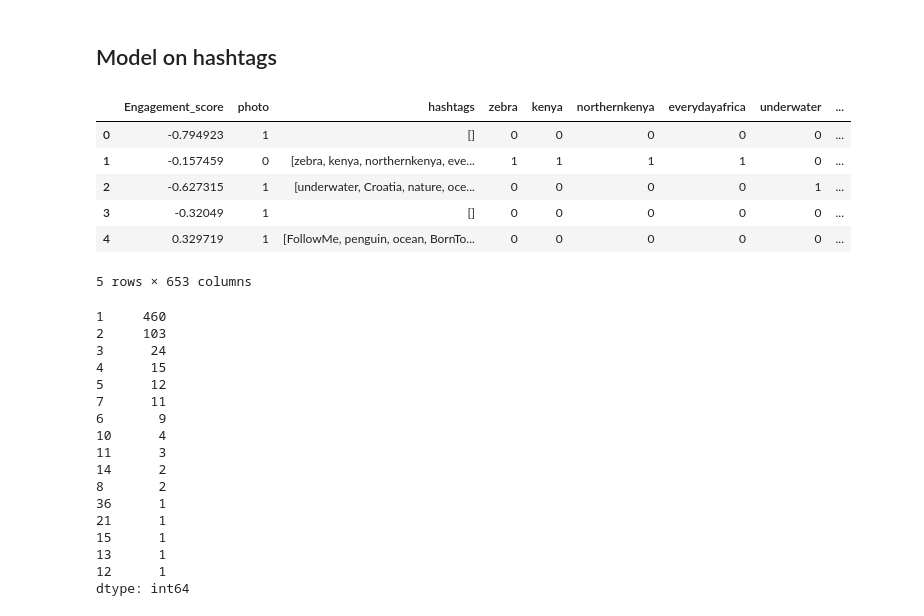
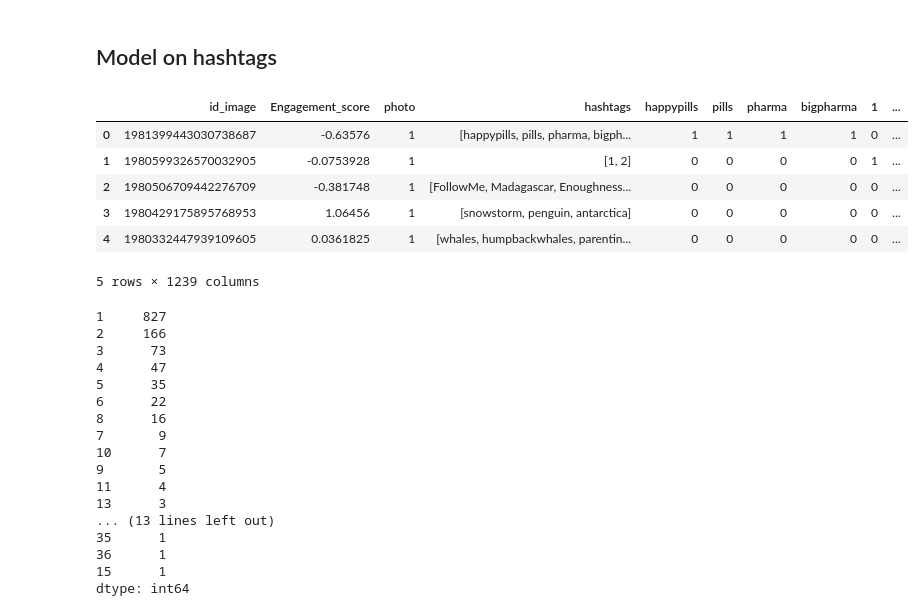
Before and after one commit to abhinaya08/social_media_analytics, a Jupyter notebook: Assignment 2/Insta_scraper.ipynb, the cells around one changed output. Drawn from its saved outputs; the diff is of its cells as text; code cells hidden in the pictures.

```diff
--- a/Assignment 2/Insta_scraper.ipynb
+++ b/Assignment 2/Insta_scraper.ipynb
@@ -18,22 +23,24 @@ from os import listdir
 from os.path import isfile, join
 import string
 
+
 mypath = "Insta_natgeo1" #path of the folder with images and .json files
 
 onlyfiles = [f for f in listdir(mypath) if ((isfile(join(mypath, f))) & (f[-4:]=='json'))]
-onlyfiles.reverse()  #list of all the .json files in required order
-meta_data = pd.DataFrame(columns = ['caption','num_likes','num_comments']) #Create a blank folder to store the information
+onlyfiles.reverse()  #list of all the .json files
+meta_data = pd.DataFrame(columns = ['id_image','caption','num_likes','num_comments']) #Create a blank folder to store the information
 
 #Reading the parts of .json file to populate the dataframe
 for fl in onlyfiles:
-    with open(('Insta_natgeo1/'+str(fl)), encoding="utf8") as f:
+    with open((mypath+'/'+str(fl)), encoding="utf8") as f:
         data = json.load(f)
 
+    id_image = data['id']
     caption = data['edge_media_to_caption']['edges'][0]['node']['text']
     num_likes = data['edge_media_preview_like']['count']
     num_comments = data['edge_media_to_comment']['count']
 
-    meta_data = meta_data.append({'caption': caption, 'num_likes':num_likes, 'num_comments':num_comments},ignore_index=True)
+    meta_data = meta_data.append({'id_image':id_image,'caption': caption, 'num_likes':num_likes, 'num_comments':num_comments},ignore_index=True)
 
 meta_data.head()
 # %% [output]
@@ -46,9 +53,9 @@ meta_data.head()
 # %%
-# meta_data['caption'][208]
-# meta_data['caption'][475]
+# meta_data['caption'][213]
+# meta_data['caption'][480]
 
-#Dropping these two rows because they dont have the standard caption format - creates problem later
-meta_data = meta_data.drop([208,475])
+#Dropping these rows because they dont have the standard caption format - creates problem later
+meta_data = meta_data.drop([213,480,938])
 # %%
 #Normalize likes and comments and create the engagement score
 norm_likes = (meta_data['num_likes']-meta_data['num_likes'].mean())/meta_data['num_likes'].std()
@@ -64,7 +71,7 @@ meta_data['text'] = meta_data['caption'].apply(lambda x: re.findall('@\w*\s?[\|/
 meta_data['photo'] = meta_data['caption'].apply(lambda x: len(re.findall('Photos? by',x)))
 
 #Removing the '#' from all captions - trying to read hashtags as normal text
-meta_data['text1'] = meta_data['text'].apply(lambda x: x.replace('#',''))
+meta_data['text'] = meta_data['text'].apply(lambda x: x.replace('#',''))
 
 #Create a separate column. For each row, it is a list of all the hashtags mentioned
 meta_data['hashtags'] = meta_data['caption'].apply(lambda x: re.findall('#(\w*)\s',x))
@@ -145,49 +152,49 @@ Text(0.5,1,'Cumulative Variance Plot')
 # %%
 import numpy as np
 # import nltk
-meta_data2 = meta_data.loc[:,['Engagement_score','photo','hashtags']]
+meta_data2 = meta_data.loc[:,['id_image','Engagement_score','photo','hashtags']]
 
 #Creating a binary column for each hashtag
 for i in meta_data.index.values:
     add_col = []
     l = [i]*len(meta_data2)
     col_names = meta_data2.columns.values
     for tag in meta_data2.loc[i,'hashtags']:
         if tag.lower() not in col_names:
             add_col.append(tag.lower())
             meta_data2[tag.lower()] = np.where(meta_data2.reset_index()['index'] == l,1,0)
         else:
             meta_data2.loc[i,tag.lower()] = 1
     col_names = list(meta_data2.columns.values) + add_col
 
 meta_data2.head()
 # %% [output]
-|  | Engagement_score | photo | hashtags | zebra | kenya | northernkenya | everydayafrica | underwater | ... |
-| 0 | -0.794923 | 1 | [] | 0 | 0 | 0 | 0 | 0 | ... |
-| 1 | -0.157459 | 0 | [zebra, kenya, northernkenya, eve... | 1 | 1 | 1 | 1 | 0 | ... |
-| 2 | -0.627315 | 1 | [underwater, Croatia, nature, oce... | 0 | 0 | 0 | 0 | 1 | ... |
-| 3 | -0.32049 | 1 | [] | 0 | 0 | 0 | 0 | 0 | ... |
-| 4 | 0.329719 | 1 | [FollowMe, penguin, ocean, BornTo... | 0 | 0 | 0 | 0 | 0 | ... |
+|  | id_image | Engagement_score | photo | hashtags | happypills | pills | pharma | bigpharma | 1 | ... |
+| 0 | 1981399443030738687 | -0.63576 | 1 | [happypills, pills, pharma, bigph... | 1 | 1 | 1 | 1 | 0 | ... |
+| 1 | 1980599326570032905 | -0.0753928 | 1 | [1, 2] | 0 | 0 | 0 | 0 | 1 | ... |
+| 2 | 1980506709442276709 | -0.381748 | 1 | [FollowMe, Madagascar, Enoughness... | 0 | 0 | 0 | 0 | 0 | ... |
+| 3 | 1980429175895768953 | 1.06456 | 1 | [snowstorm, penguin, antarctica] | 0 | 0 | 0 | 0 | 0 | ... |
+| 4 | 1980332447939109605 | 0.0361825 | 1 | [whales, humpbackwhales, parentin... | 0 | 0 | 0 | 0 | 0 | ... |
-5 rows × 653 columns
+5 rows × 1239 columns
 # %%
-meta_data2.iloc[:,3:].sum(axis=0).value_counts()
+meta_data2.iloc[:,4:].sum(axis=0).value_counts()
 # meta_data2.sum(axis = 0) >
 # meta_data2.shape
 # %% [output]
-1     460
-2     103
-3      24
-4      15
-5      12
-7      11
-6       9
-10      4
-11      3
-14      2
-8       2
+1     827
+2     166
+3      73
+4      47
+5      35
+6      22
+8      16
+7       9
+10      7
+9       5
+11      4
+13      3
+... (13 lines left out)
+35      1
 36      1
-21      1
 15      1
-13      1
-12      1
 dtype: int64
```
Also changed, not shown: parts of 5 cells of this notebook.
